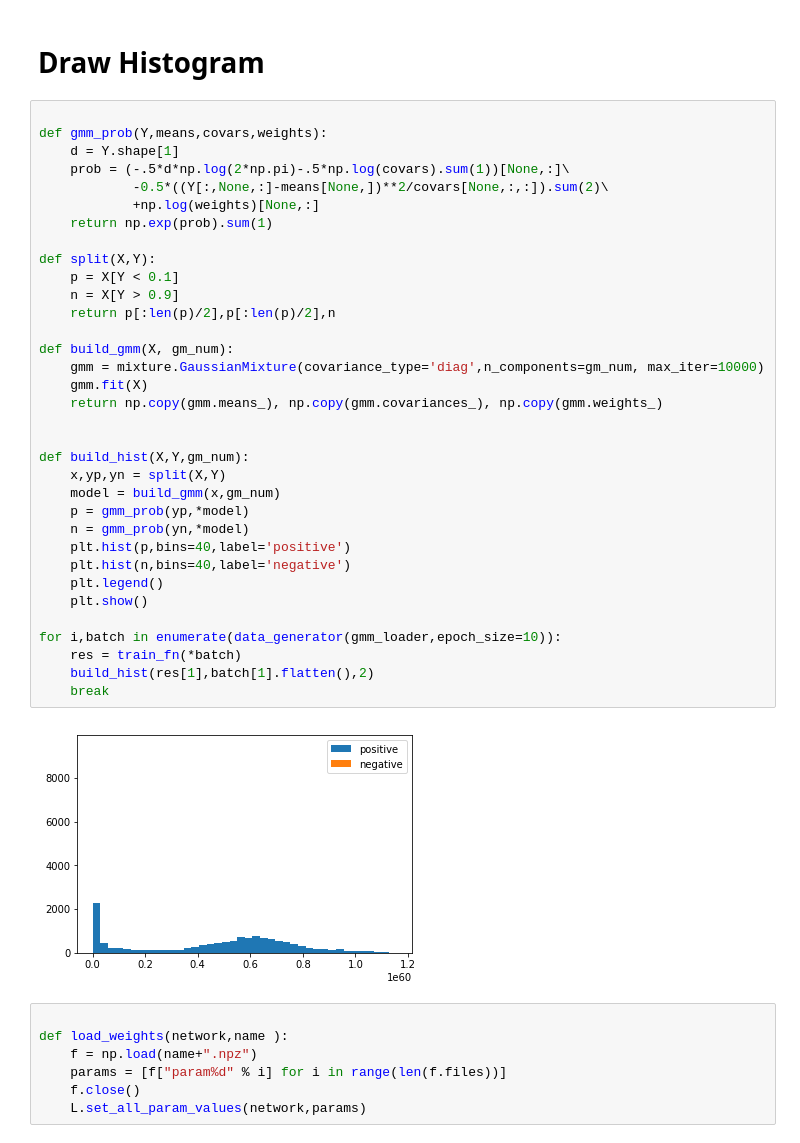
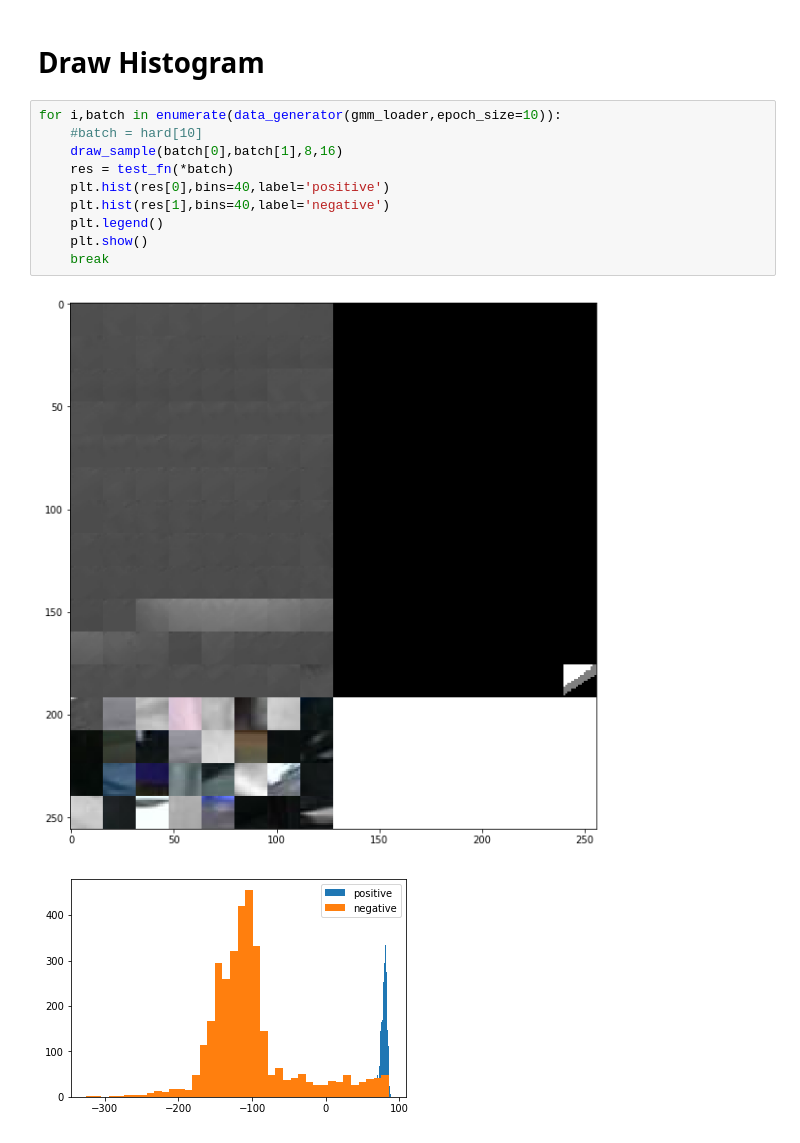
Before and after one commit to nvvaulin/gmm_segmentation, a Jupyter notebook: GMM_SEG.ipynb, the cells around one changed output. Cells and saved outputs as stored; diff of their text form.

```diff
--- a/GMM_SEG.ipynb
+++ b/GMM_SEG.ipynb
@@ -511,46 +471,16 @@ for j in range(5,cfg.TRAIN.EPOCH_NUM):
 KeyboardInterrupt:
 # %% [markdown]
 # Draw Histogram
-# %%
-
-def gmm_prob(Y,means,covars,weights):
-    d = Y.shape[1]
-    prob = (-.5*d*np.log(2*np.pi)-.5*np.log(covars).sum(1))[None,:]\
-            -0.5*((Y[:,None,:]-means[None,])**2/covars[None,:,:]).sum(2)\
-            +np.log(weights)[None,:]
-    return np.exp(prob).sum(1)
-
-def split(X,Y):
-    p = X[Y < 0.1]
-    n = X[Y > 0.9]
-    return p[:len(p)/2],p[:len(p)/2],n
-
-def build_gmm(X, gm_num):
-    gmm = mixture.GaussianMixture(covariance_type='diag',n_components=gm_num, max_iter=10000)
-    gmm.fit(X)
-    return np.copy(gmm.means_), np.copy(gmm.covariances_), np.copy(gmm.weights_)
-
-
-def build_hist(X,Y,gm_num):
-    x,yp,yn = split(X,Y)
-    model = build_gmm(x,gm_num)
-    p = gmm_prob(yp,*model)
-    n = gmm_prob(yn,*model)
-    plt.hist(p,bins=40,label='positive')
-    plt.hist(n,bins=40,label='negative')
-    plt.legend()
-    plt.show()
-
-for i,batch in enumerate(data_generator(gmm_loader,epoch_size=10)):
-    res = train_fn(*batch)
-    build_hist(res[1],batch[1].flatten(),2)
-    break
-# %% [output]
-[figure, removed]
-# %%
-
-def load_weights(network,name ):
-    f = np.load(name+".npz")
-    params = [f["param%d" % i] for i in range(len(f.files))]
-    f.close()
-    L.set_all_param_values(network,params)
+# %%
+for i,batch in enumerate(data_generator(gmm_loader,epoch_size=10)):
+    #batch = hard[10]
+    draw_sample(batch[0],batch[1],8,16)
+    res = test_fn(*batch)
+    plt.hist(res[0],bins=40,label='positive')
+    plt.hist(res[1],bins=40,label='negative')
+    plt.legend()
+    plt.show()
+    break
+# %% [output]
+[figure, added]
+[figure, added]
```
Also changed, not shown: parts of 32 cells of this notebook, 7 other files.
